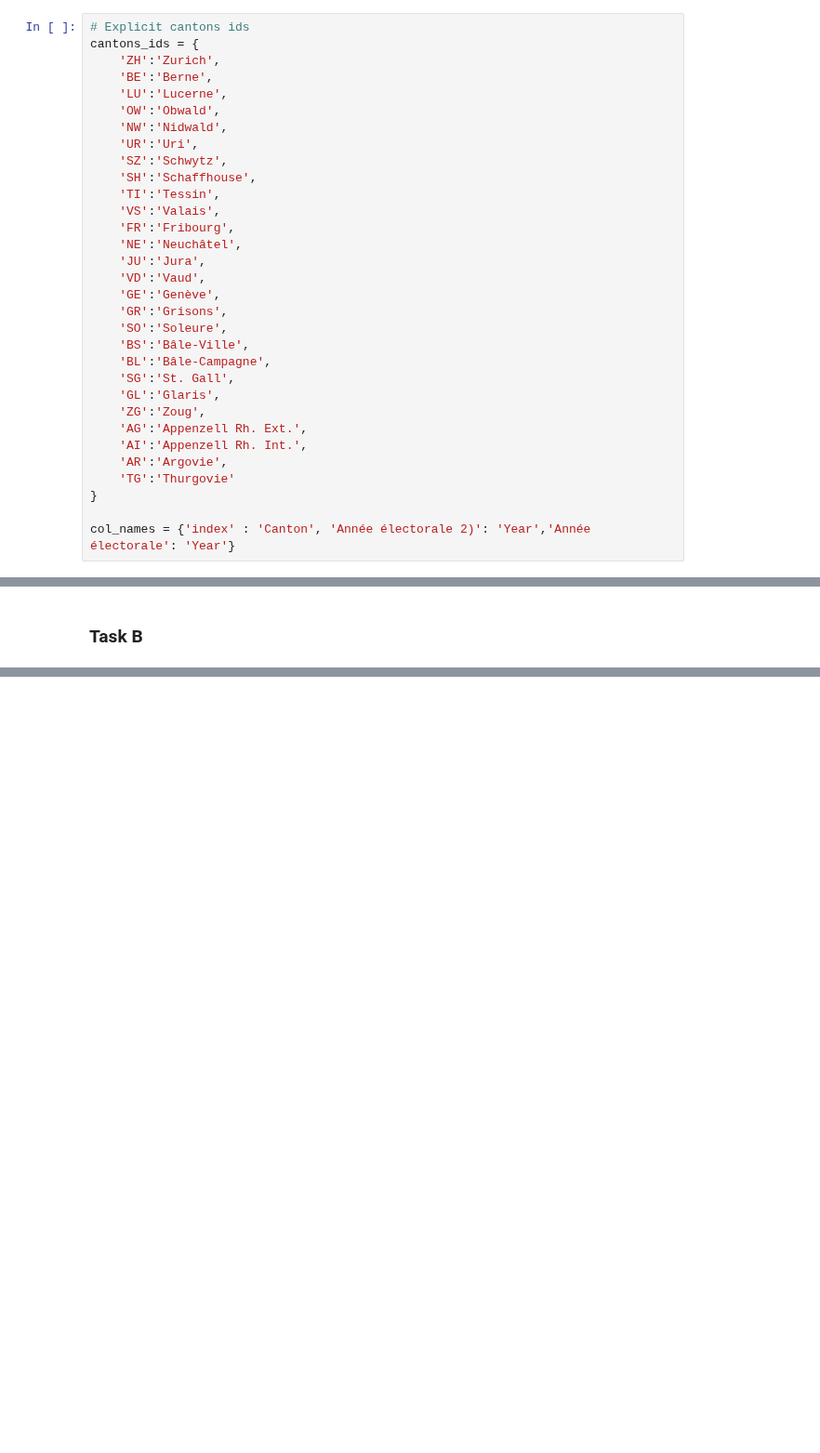
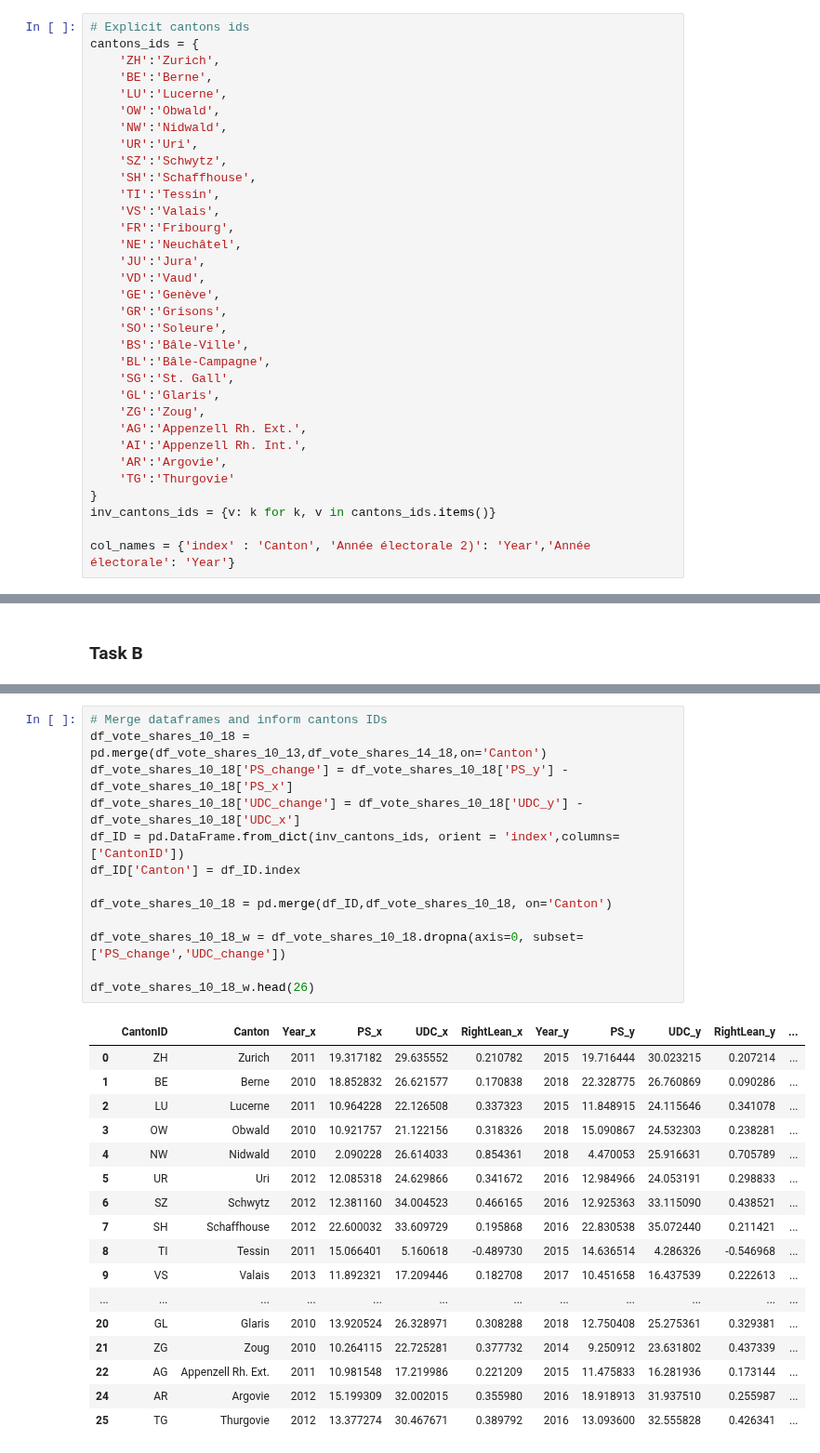
Before and after one commit to vbruttin/ada_homeworks, a Jupyter notebook: HW2_main.ipynb, the cells around one changed output, grey strips where cells are left out. Shown at 93% size. Drawn from its saved outputs; the diff is of its cells as text; blank space fills up the shorter version.

```diff
--- a/HW2_main.ipynb
+++ b/HW2_main.ipynb
@@ -146,6 +146,7 @@ cantons_ids = {
     'AR':'Argovie',
     'TG':'Thurgovie'
 }
+inv_cantons_ids = {v: k for k, v in cantons_ids.items()}
 
 col_names = {'index' : 'Canton', 'Année électorale 2)': 'Year','Année électorale': 'Year'}
 # %%
@@ -253,0 +256,31 @@ df_vote_shares_10_18 = pd.merge(df_vote_shares_10_13,df_vote_shares_14_18,on='Ca
+# %%
+# Merge dataframes and inform cantons IDs
+df_vote_shares_10_18 = pd.merge(df_vote_shares_10_13,df_vote_shares_14_18,on='Canton')
+df_vote_shares_10_18['PS_change'] = df_vote_shares_10_18['PS_y'] - df_vote_shares_10_18['PS_x']
+df_vote_shares_10_18['UDC_change'] = df_vote_shares_10_18['UDC_y'] - df_vote_shares_10_18['UDC_x']
+df_ID = pd.DataFrame.from_dict(inv_cantons_ids, orient = 'index',columns=['CantonID'])
+df_ID['Canton'] = df_ID.index
+
+df_vote_shares_10_18 = pd.merge(df_ID,df_vote_shares_10_18, on='Canton')
+
+df_vote_shares_10_18_w = df_vote_shares_10_18.dropna(axis=0, subset=['PS_change','UDC_change'])
+
+df_vote_shares_10_18_w.head(26)
+# %% [output]
+|  | CantonID | Canton | Year_x | PS_x | UDC_x | RightLean_x | Year_y | PS_y | UDC_y | RightLean_y | ... |
+| 0 | ZH | Zurich | 2011 | 19.317182 | 29.635552 | 0.210782 | 2015 | 19.716444 | 30.023215 | 0.207214 | ... |
+| 1 | BE | Berne | 2010 | 18.852832 | 26.621577 | 0.170838 | 2018 | 22.328775 | 26.760869 | 0.090286 | ... |
+| 2 | LU | Lucerne | 2011 | 10.964228 | 22.126508 | 0.337323 | 2015 | 11.848915 | 24.115646 | 0.341078 | ... |
+| 3 | OW | Obwald | 2010 | 10.921757 | 21.122156 | 0.318326 | 2018 | 15.090867 | 24.532303 | 0.238281 | ... |
+| 4 | NW | Nidwald | 2010 | 2.090228 | 26.614033 | 0.854361 | 2018 | 4.470053 | 25.916631 | 0.705789 | ... |
+| 5 | UR | Uri | 2012 | 12.085318 | 24.629866 | 0.341672 | 2016 | 12.984966 | 24.053191 | 0.298833 | ... |
+| 6 | SZ | Schwytz | 2012 | 12.381160 | 34.004523 | 0.466165 | 2016 | 12.925363 | 33.115090 | 0.438521 | ... |
+| 7 | SH | Schaffhouse | 2012 | 22.600032 | 33.609729 | 0.195868 | 2016 | 22.830538 | 35.072440 | 0.211421 | ... |
+| 8 | TI | Tessin | 2011 | 15.066401 | 5.160618 | -0.489730 | 2015 | 14.636514 | 4.286326 | -0.546968 | ... |
+| 9 | VS | Valais | 2013 | 11.892321 | 17.209446 | 0.182708 | 2017 | 10.451658 | 16.437539 | 0.222613 | ... |
+| ... | ... | ... | ... | ... | ... | ... | ... | ... | ... | ... | ... |
+| 20 | GL | Glaris | 2010 | 13.920524 | 26.328971 | 0.308288 | 2018 | 12.750408 | 25.275361 | 0.329381 | ... |
+| 21 | ZG | Zoug | 2010 | 10.264115 | 22.725281 | 0.377732 | 2014 | 9.250912 | 23.631802 | 0.437339 | ... |
+| 22 | AG | Appenzell Rh. Ext. | 2011 | 10.981548 | 17.219986 | 0.221209 | 2015 | 11.475833 | 16.281936 | 0.173144 | ... |
+| 24 | AR | Argovie | 2012 | 15.199309 | 32.002015 | 0.355980 | 2016 | 18.918913 | 31.937510 | 0.255987 | ... |
+| 25 | TG | Thurgovie | 2012 | 13.377274 | 30.467671 | 0.389792 | 2016 | 13.093600 | 32.555828 | 0.426341 | ... |
```
Also changed, not shown: parts of 5 cells of this notebook, 1 other file.
